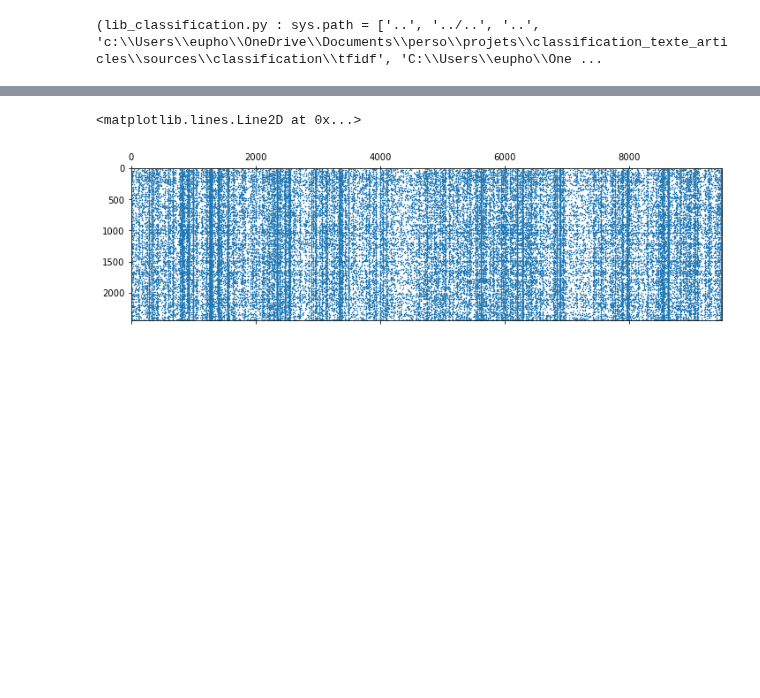
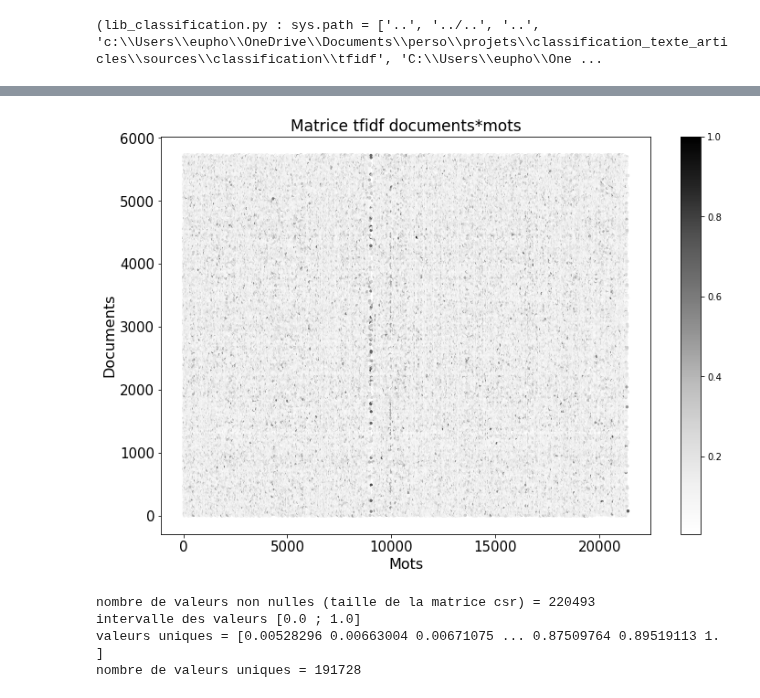
Before and after one commit to lolodino77/classification_texte_articles, a Jupyter notebook: sources/classification/tfidf/1_tfidf.ipynb, the cells around one changed output, grey strips where cells are left out. Drawn from its saved outputs; the diff is of its cells as text; code cells hidden in the pictures; blank space fills up the shorter version.

```diff
--- a/sources/classification/tfidf/1_tfidf.ipynb
+++ b/sources/classification/tfidf/1_tfidf.ipynb
@@ -20,12 +20,12 @@ pd.set_option('display.max_colwidth', None) #afficher texte entier dans datafram
 # %% [output]
 (lib_classification.py : sys.path = ['..', '../..', '..', 'c:\\Users\\eupho\\OneDrive\\Documents\\perso\\projets\\classification_texte_articles\\sources\\classification\\tfidf', 'C:\\Users\\eupho\\One ...
 # %%
-corpus = pd.read_csv(r"C:\Users\eupho\OneDrive\Documents\perso\projets\classification_texte_articles\data\input\merged_corpus\corpus_sceptic_theist.csv)
+corpus = pd.read_csv(r"C:\Users\eupho\OneDrive\Documents\perso\projets\classification_texte_articles\data\input\merged_corpus\corpus_sceptic_theist.csv")
 corpus = get_balanced_binary_dataset(corpus, class_col_name="category")
 
 print(corpus["category_bin"].value_counts())
 print("presence de doublons ?")
 print(corpus.id.duplicated().any())
 print(corpus.index.duplicated().any())
-corpus
+# corpus
 # %% [output]
@@ -85,0 +84,6 @@ X_tfidf :
+# %%
+X = corpus["message_preprocessed"]
+y = corpus["category"]
+indices = corpus["id"]
+tfidf_vectorizer = TfidfVectorizer()
+X_tfidf = tfidf_vectorizer.fit_transform(X)
@@ -86,6 +93,24 @@ X_tfidf :
 # %%
-#Plot 0 de la matrice (avec un spy de matplotlib)
-plt.spy(X_train_tfidf, markersize=0.5)
+#Plot 1 de la matrice (avec un scatterplot de matplotlib)
+plot_sparse_matrix(X_tfidf)
 # %% [output]
-<matplotlib.lines.Line2D at 0x...>
-[figure, old version]
+[figure, new version]
+# %%
+# Informations sur la matrice #
+# Nombre de valeurs non nulles
+print("nombre de valeurs non nulles (taille de la matrice csr) =", X_tfidf.count_nonzero())
+
+# Intervalle des valeurs
+print("intervalle des valeurs [{} ; {}]".format(X_tfidf.min(), X_tfidf.max()))
+
+# Valeurs uniques avec unique()
+X_tfidf_unique = np.unique(X_tfidf.data)
+print("valeurs uniques =", X_tfidf_unique)
+
+# Nombre de valeurs uniques (auquel on additionne 1 pour les 0 qui ne sont pas stockees par definition)
+print("nombre de valeurs uniques =", X_tfidf_unique.shape[0] + 1)
+# %% [output]
+nombre de valeurs non nulles (taille de la matrice csr) = 220493
+intervalle des valeurs [0.0 ; 1.0]
+valeurs uniques = [0.00528296 0.00663004 0.00671075 ... 0.87509764 0.89519113 1.        ]
+nombre de valeurs uniques = 191728
```
Also changed, not shown: parts of 20 cells of this notebook, 1 other file.
